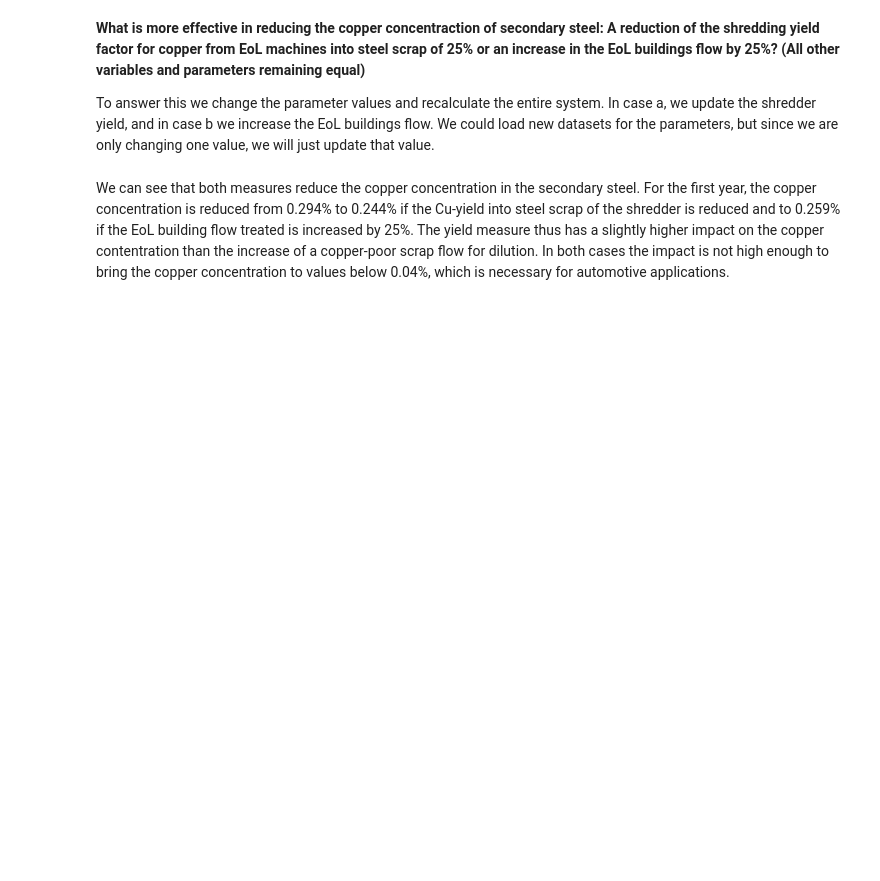
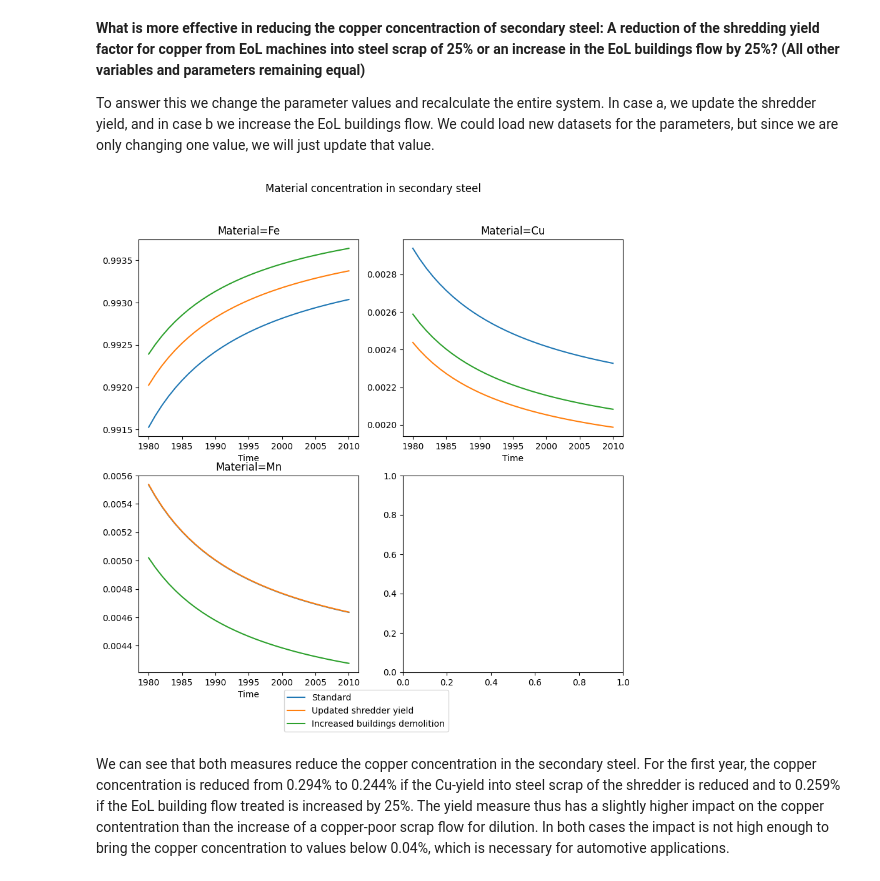
Before and after one commit to pik-piam/sodym, a Jupyter notebook: examples/example2.ipynb, the cells around one changed output. Saved outputs shown, nothing was run; the diff lists cells and outputs as text; code cells hidden in the pictures; blank space fills up the shorter version.

```diff
--- a/examples/example2.ipynb
+++ b/examples/example2.ipynb
@@ -207,27 +216,33 @@ parameters_a.update({'shredder yield': Parameter(name='shredder yield', dims=dim
 mfa_example_a = SimpleMFA(dims=dimensions, processes=processes, parameters=parameters_a, flows=deepcopy(flows), stocks=deepcopy(stocks))
 mfa_example_a.compute()
 # %%
-flows_b = deepcopy(flows)
-flow_sysenv_to_demolition_b = copy(flows['sysenv => demolition'])
-flow_sysenv_to_demolition_b.values *= 1.25
-flows_b.update({flow_sysenv_to_demolition_b.name: flow_sysenv_to_demolition_b})
+parameters_b = deepcopy(parameters)
+parameters_b['eol buildings'][...] = 1.25 * parameters_b['eol buildings']
 
-mfa_example_b = SimpleMFA(dims=dimensions, processes=processes, parameters=parameters, flows=flows_b, stocks=deepcopy(stocks))
+mfa_example_b = SimpleMFA(dims=dimensions, processes=processes, parameters=parameters_b, flows=deepcopy(flows), stocks=deepcopy(stocks))
 mfa_example_b.compute()
 # %%
 flow_a = mfa_example_a.flows['remelting => sysenv']
-copper_concentration_a = flow_a['Cu'].values / flow_a.sum_values_over(('e'))
+concentration_a = flow_a / flow_a.sum_nda_over(('e'))
 
 flow_b = mfa_example_b.flows['remelting => sysenv']
-copper_concentration_b = flow_b['Cu'].values / flow_b.sum_values_over(('e'))
+concentration_b = flow_b / flow_b.sum_nda_over(('e'))
 
-comparison_df = pd.DataFrame(
-    index=mfa_example.dims['t'].items,
-    columns=['Standard', 'Updated shredder yield', 'Increased buildings demolition'],
-    data=np.array([flow_df['% Cu'], copper_concentration_a, copper_concentration_b]).T,
-)
+scenarios = Dimension(name='Scenarios', letter='s', items=['Standard', 'Updated shredder yield', 'Increased buildings demolition'])
+new_dims = DimensionSet(dimensions=remelted_shares.dims.dimensions + [scenarios])
+concentrations = remelted_shares.cast_to(new_dims)
+concentrations['Updated shredder yield'] = concentration_a
+concentrations['Increased buildings demolition'] = concentration_b
 
-fig = px.line(comparison_df, title='Copper concentration in secondary steel')
+plotter = ArrayPlotter(
+    array=concentrations,
+    intra_line_dim='Time',
+    linecolor_dim='Scenarios',
+    subplot_dim='Material')
+fig, ax = plotter.plot()
+fig.suptitle('Material concentration in secondary steel')
 fig.show()
+# %% [output]
+[figure, added]
 # %% [markdown]
 We can see that both measures reduce the copper concentration in the secondary steel. For the first year, the copper concentration is reduced from 0.294% to 0.244% if the Cu-yield into steel scrap of the shredder is reduced and to 0.259% if the EoL building flow treated is increased by 25%. The yield measure thus has a slightly higher impact on the copper contentration than the increase of a copper-poor scrap flow for dilution. In both cases the impact is not high enough to bring the copper concentration to values below 0.04%, which is necessary for automotive applications.
```
Also changed, not shown: parts of 12 cells of this notebook, 7 other files.
